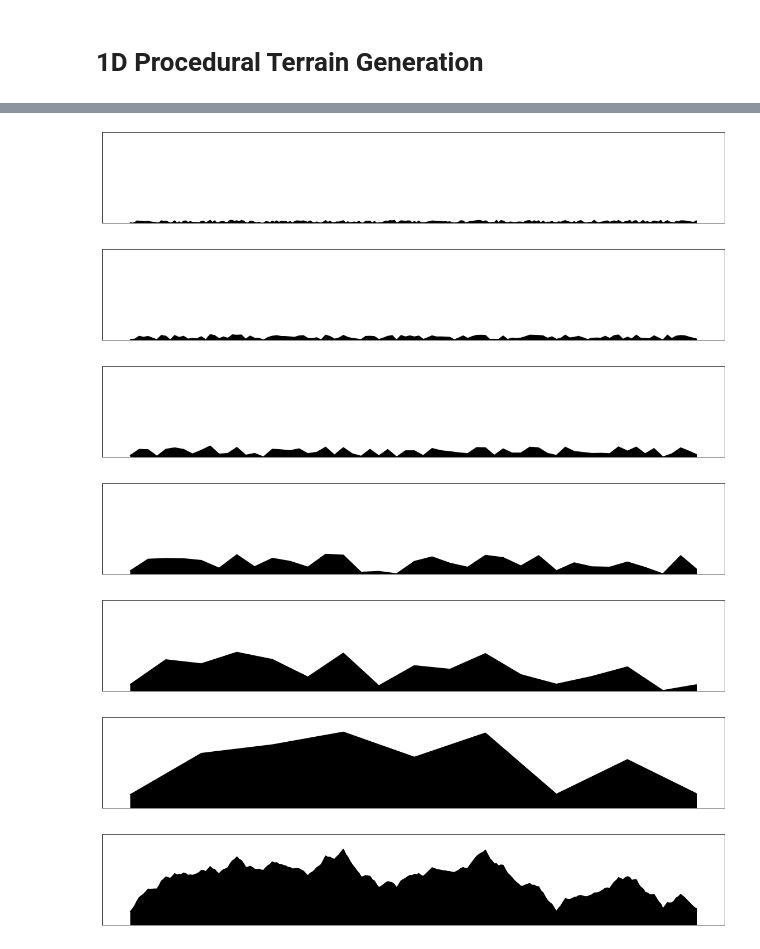
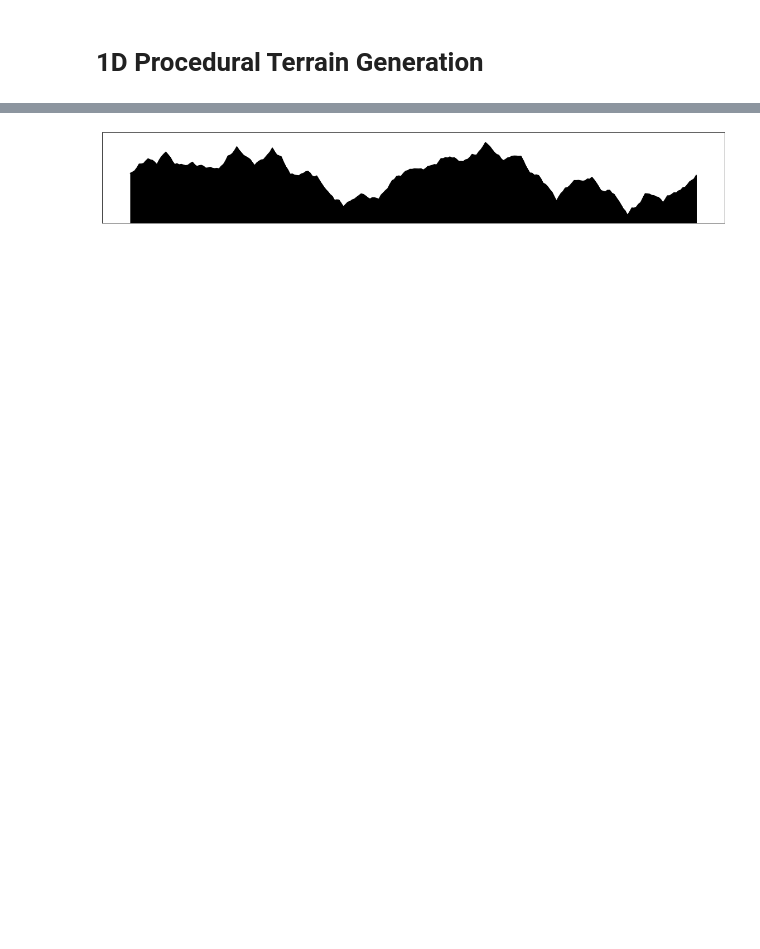
Before and after one commit to arpitbbhayani/1d-terrain, a Jupyter notebook: 1d-terrain.ipynb, the cells around one changed output, grey strips where cells are left out. Saved outputs shown, nothing was run; the diff lists cells and outputs as text; code cells hidden in the pictures; blank space fills up the shorter version.

```diff
--- a/1d-terrain.ipynb
+++ b/1d-terrain.ipynb
@@ -52,13 +52,34 @@ plot(naive_terrain)
 # %%
 def terrain_linp(naive_terrain, sample=4) -> List[float]:
+    """Using naive terrain `naive_terrain` the function generates
+    Linearly Interpolated terrain on sample data.
+    """
     terrain = []
+
+    # get every `sample`th point from the naive terrain.
     sample_points = naive_terrain[::sample]
+
+    # for every point in sample point denoting
     for i in range(len(sample_points)):
+
+        # add current peak (sample point) to terrain.
         terrain.append(sample_points[i])
+
+        # fill in `sample - 1` number of intermediary points using
+        # lineaar interpolation.
         for j in range(sample - 1):
+            # compute relative distance from the left point
             mu = (j + 1)/sample
-            v = linp(sample_points[i], sample_points[(i + 1) % len(sample_points)], mu)
+
+            # compute interpolated point at relative distance of mu
+            a = sample_points[i]
+            b = sample_points[(i + 1) % len(sample_points)]
+            v = linp(a, b, mu)
+
+            # add interpolated point to the terrain
             terrain.append(v)
+
+    # return the terrain
     return terrain
 # %%
 for sample in range(1, 6):
@@ -83,3 +92,0 @@ def terrain_cosp(naive_terrain, sample=4) -> List[float]:
-# %%
-for sample in range(1, 6):
-    plot(terrain_cosp(naive_terrain, sample=sample))
@@ -117,10 +145,4 @@ def terrain_superimp_linp(naive_terrain, octaves=8) -> List[float]:
 # %%
-plot(terrain_superimp_linp(naive_terrain, octaves=6))
+plot(terrain_superpos_linp(naive_terrain, iterations=6))
 # %% [output]
-[figure, old version]
+[figure, new version]
-[figure, removed]
-[figure, removed]
-[figure, removed]
-[figure, removed]
-[figure, removed]
-[figure, removed]
```
Also changed, not shown: parts of 7 cells of this notebook.
